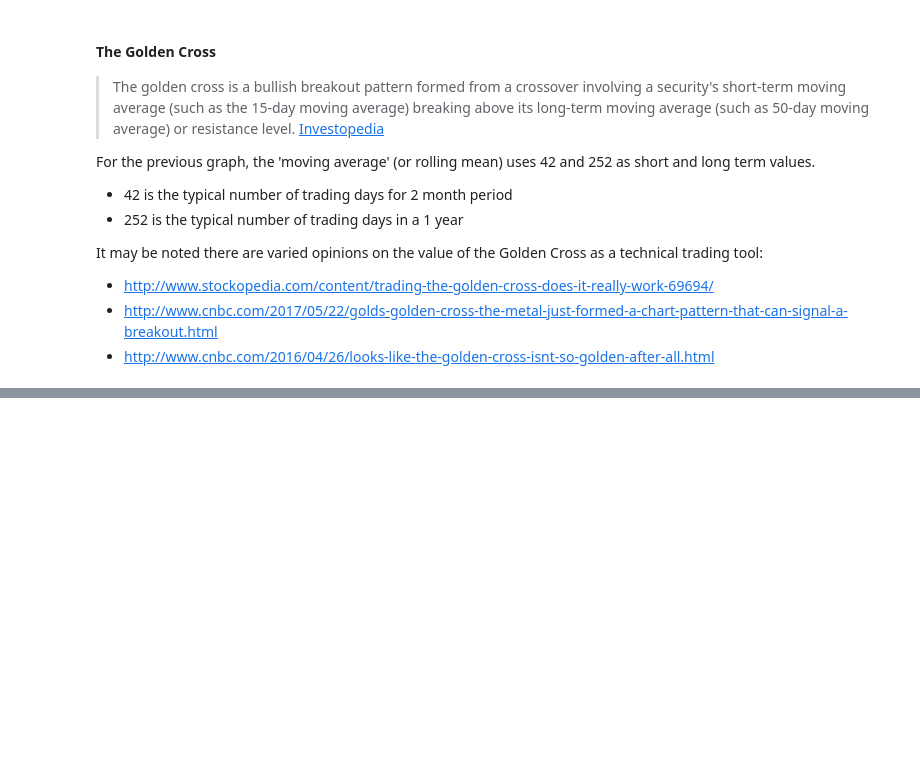
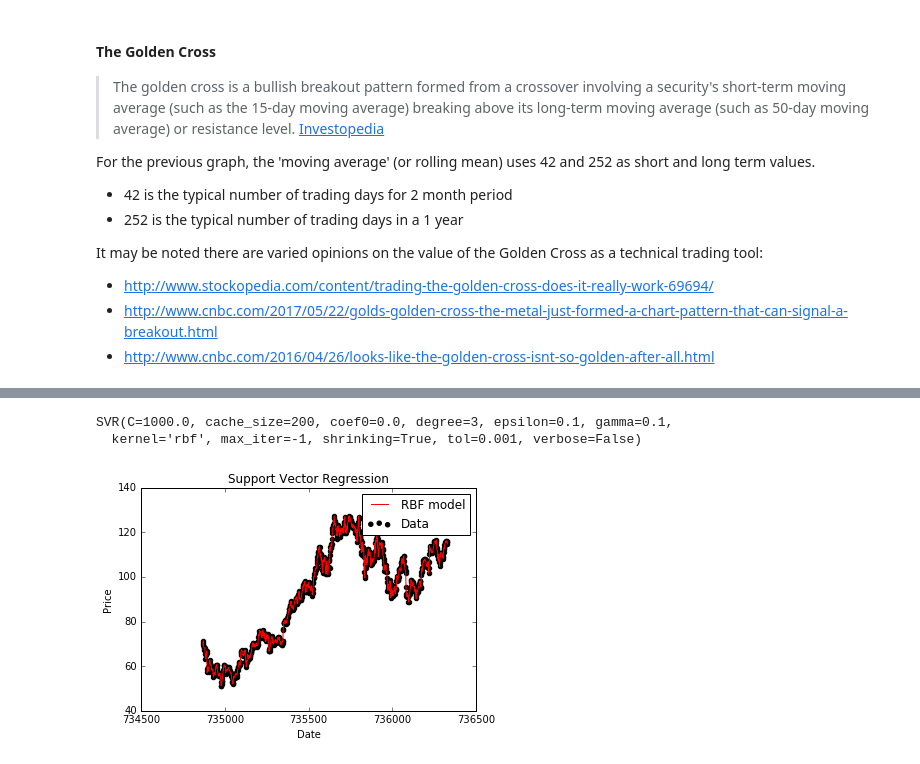
Before and after one commit to laeccan/MLND-Capstone, a Jupyter notebook: Draft-1.ipynb, the cells around one changed output, grey strips where cells are left out. Saved outputs shown, nothing was run; the diff lists cells and outputs as text; code cells hidden in the pictures; blank space fills up the shorter version.

```diff
--- a/Draft-1.ipynb
+++ b/Draft-1.ipynb
@@ -236,3 +295,22 @@ prices = prices.ravel()
+# %%
+svr_rbf = SVR(kernel='rbf', C=1e3, gamma=0.1)
+
+svr_rbf.fit(dates,prices)
+# SVR(C=1000.0, cache_size=200, coef0=0.0, degree=3, epsilon=0.1, gamma=0.1,
+#     kernel='rbf', max_iter=-1, shrinking=True, tol=0.001, verbose=False)
+# %% [output]
+SVR(C=1000.0, cache_size=200, coef0=0.0, degree=3, epsilon=0.1, gamma=0.1,
+  kernel='rbf', max_iter=-1, shrinking=True, tol=0.001, verbose=False)
+# %%
+plt.scatter(dates, prices, color='black', label='Data')
+plt.plot(dates, svr_rbf.predict(dates), color='red', label='RBF model')
+plt.xlabel('Date')
+plt.ylabel('Price')
+plt.title('Support Vector Regression')
+plt.legend()
+plt.show()
+# %% [output]
+[figure, added]
 # %%
 # explore models suggested in Predicting Stock Prices resource
 from sklearn.svm import SVR
```
Also changed, not shown: parts of 7 cells of this notebook.
